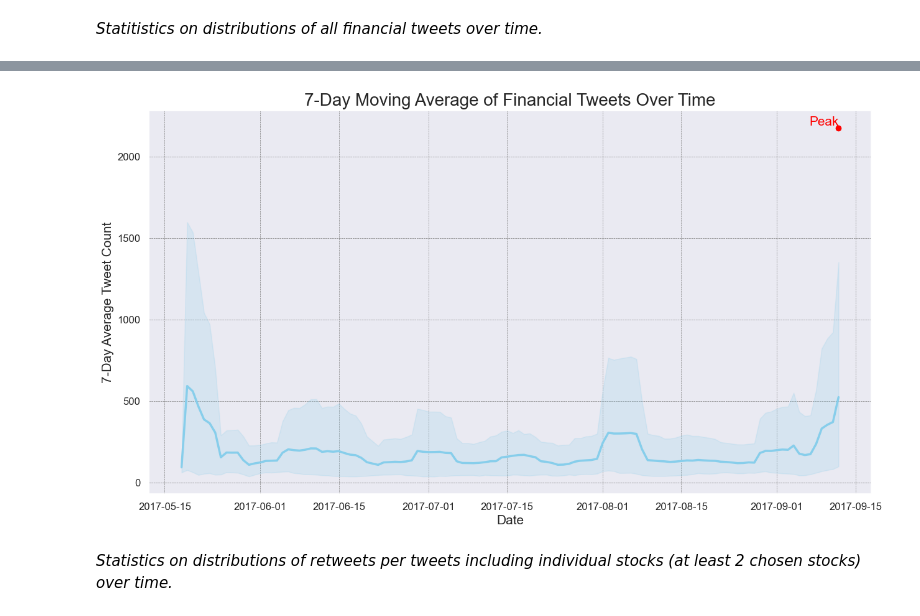
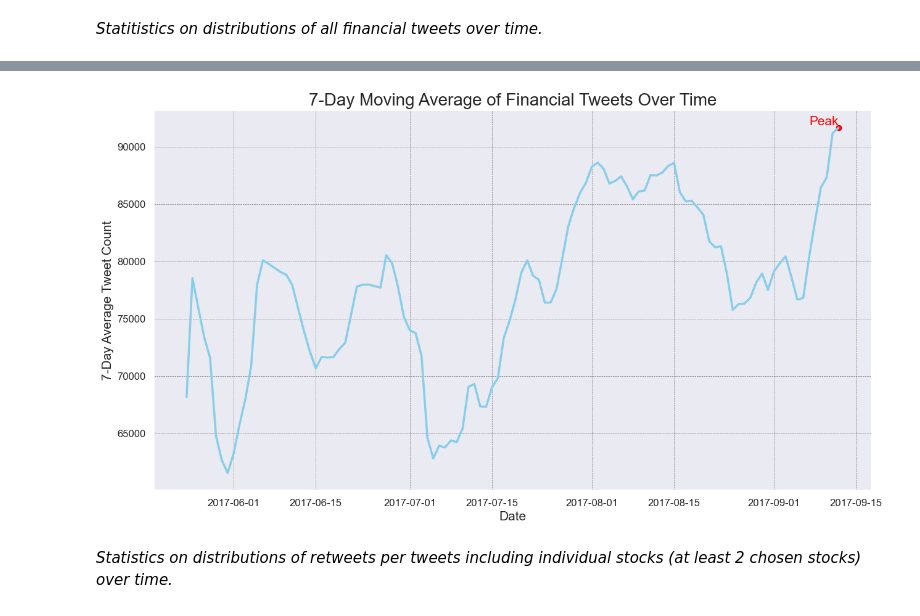
Before and after one commit to AradMNK/fds-project, a Jupyter notebook: src/FDS-Project.ipynb, the cells around one changed output, grey strips where cells are left out. Drawn from its saved outputs; the diff is of its cells as text; code cells hidden in the pictures.

```diff
--- a/src/FDS-Project.ipynb
+++ b/src/FDS-Project.ipynb
@@ -251,0 +252,5 @@ For this one I will take on a 7-day moving average approach, just to show that I
+# %%
+tweets['datetime'] = pd.to_datetime(tweets['created_at'])
+# %%
+tweets['day'] = tweets['datetime'].dt.to_period('D')
+tweets
@@ -251,0 +271,3 @@ For this one I will take on a 7-day moving average approach, just to show that I
+# %%
+tweet_counts = tweets.groupby('day')['id'].count().reset_index().rename(columns={'id': 'tweet_count'})
+tweet_counts
@@ -251,0 +288,3 @@ For this one I will take on a 7-day moving average approach, just to show that I
+# %%
+tweet_counts['day_dt']=tweet_counts['day'].dt.to_timestamp()
+tweet_counts['day_dt']
@@ -252,31 +320,25 @@ For this one I will take on a 7-day moving average approach, just to show that I
 # %%
-tweet_counts['7_day_avg'] = tweet_counts['tweet_count'].rolling(window=7).mean()
-
 # Set a theme
 sns.set_theme()
 
-# Create a color palette
-palette = sns.color_palette("husl", 8)
-
 # Line plot of 7-day moving average
 plt.figure(figsize=(15, 8))
-sns.lineplot(x='day', y='7_day_avg', data=tweet_counts, color='skyblue', linewidth=2.5)
+sns.lineplot(x='day_dt', y='7_day_avg',data=tweet_counts, color='skyblue', linewidth=2.5)
 plt.title('7-Day Moving Average of Financial Tweets Over Time', fontsize=20)
 plt.xlabel('Date', fontsize=15)
 plt.ylabel('7-Day Average Tweet Count', fontsize=15)
 plt.xticks(fontsize=12)
 plt.yticks(fontsize=12)
 plt.grid(color='gray', linestyle='--', linewidth=0.5)
-
 # Highlight the peak of the 7-day average tweet count
 max_7_day_avg = tweet_counts['7_day_avg'].max()
-max_date = tweet_counts[tweet_counts['7_day_avg'] == max_7_day_avg]['day'].values[0]
+max_date = tweet_counts[tweet_counts['7_day_avg'] == max_7_day_avg]['day_dt'].values[0]
 plt.scatter(max_date, max_7_day_avg, color='red')
 plt.text(max_date, max_7_day_avg, 'Peak', verticalalignment='bottom', horizontalalignment='right', color='red', fontsize=15)
 
 plt.show()
 # %% [output]
-[figure, old version]
+[figure, new version]
 # %% [markdown]
 *Statistics on distributions of retweets per tweets including individual stocks (at least 2 chosen stocks) over time.*
 # %% [markdown]
```
Also changed, not shown: parts of 29 cells of this notebook.
